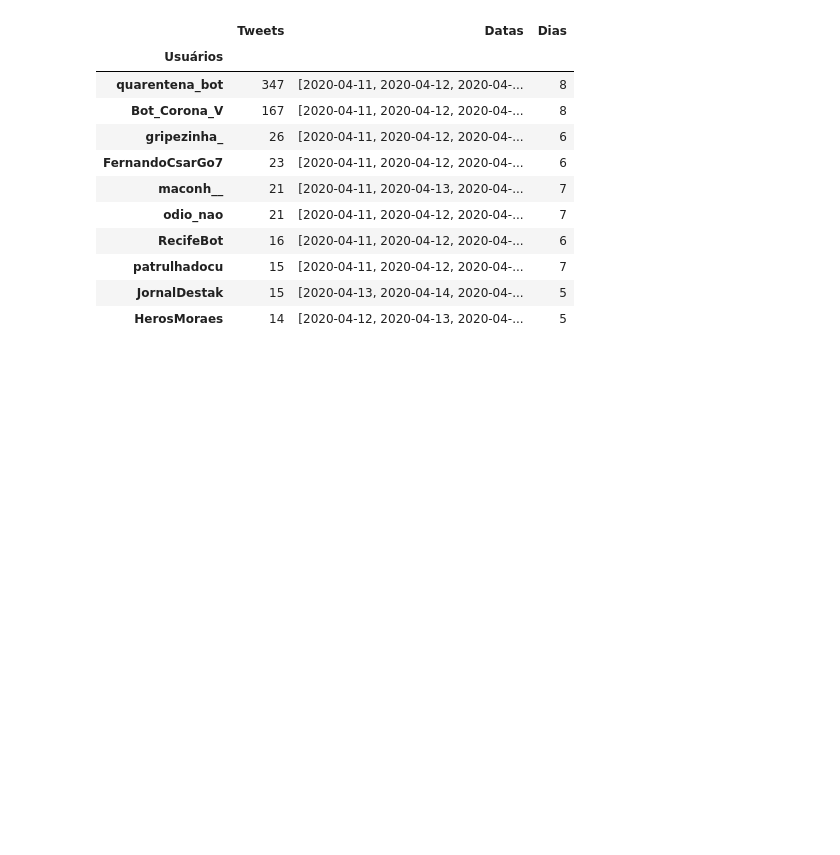
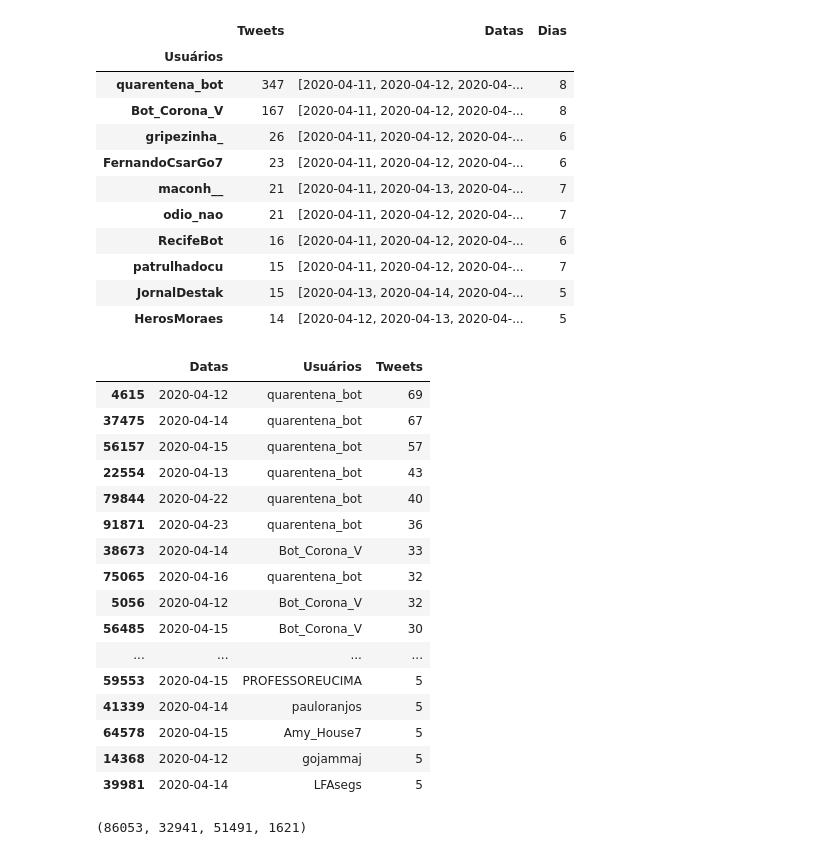
Before and after one commit to larissafv/squad5, a Jupyter notebook: Artigo/Analise Base.ipynb, the cells around one changed output. Drawn from its saved outputs; the diff is of its cells as text; code cells hidden in the pictures; blank space fills up the shorter version.

```diff
--- a/Artigo/Analise Base.ipynb
+++ b/Artigo/Analise Base.ipynb
@@ -139,0 +138,30 @@ dados[:10]
+# %%
+base.sort_values('Tweets',ascending=False)[:50]
+# %% [output]
+|  | Datas | Usuários | Tweets |
+| 4615 | 2020-04-12 | quarentena_bot | 69 |
+| 37475 | 2020-04-14 | quarentena_bot | 67 |
+| 56157 | 2020-04-15 | quarentena_bot | 57 |
+| 22554 | 2020-04-13 | quarentena_bot | 43 |
+| 79844 | 2020-04-22 | quarentena_bot | 40 |
+| 91871 | 2020-04-23 | quarentena_bot | 36 |
+| 38673 | 2020-04-14 | Bot_Corona_V | 33 |
+| 75065 | 2020-04-16 | quarentena_bot | 32 |
+| 5056 | 2020-04-12 | Bot_Corona_V | 32 |
+| 56485 | 2020-04-15 | Bot_Corona_V | 30 |
+| ... | ... | ... | ... |
+| 59553 | 2020-04-15 | PROFESSOREUCIMA | 5 |
+| 41339 | 2020-04-14 | pauloranjos | 5 |
+| 64578 | 2020-04-15 | Amy_House7 | 5 |
+| 14368 | 2020-04-12 | gojammaj | 5 |
+| 39981 | 2020-04-14 | LFAsegs | 5 |
+# %%
+d = dados.Tweets.sort_values(ascending=False) - dados_rtt.Tweets.sort_values(ascending=False)
+total = d.copy()
+x = d.dropna()# exclue os que só tweetam
+so_tt = total.drop(x.index)
+y = x[x!=0]# exclue os que só retweetam
+so_rtt = x.drop(y.index)
+total.size,so_tt.size,so_rtt.size,y.size
+# %% [output]
+(86053, 32941, 51491, 1621)
```
Also changed, not shown: parts of 3 cells of this notebook.
